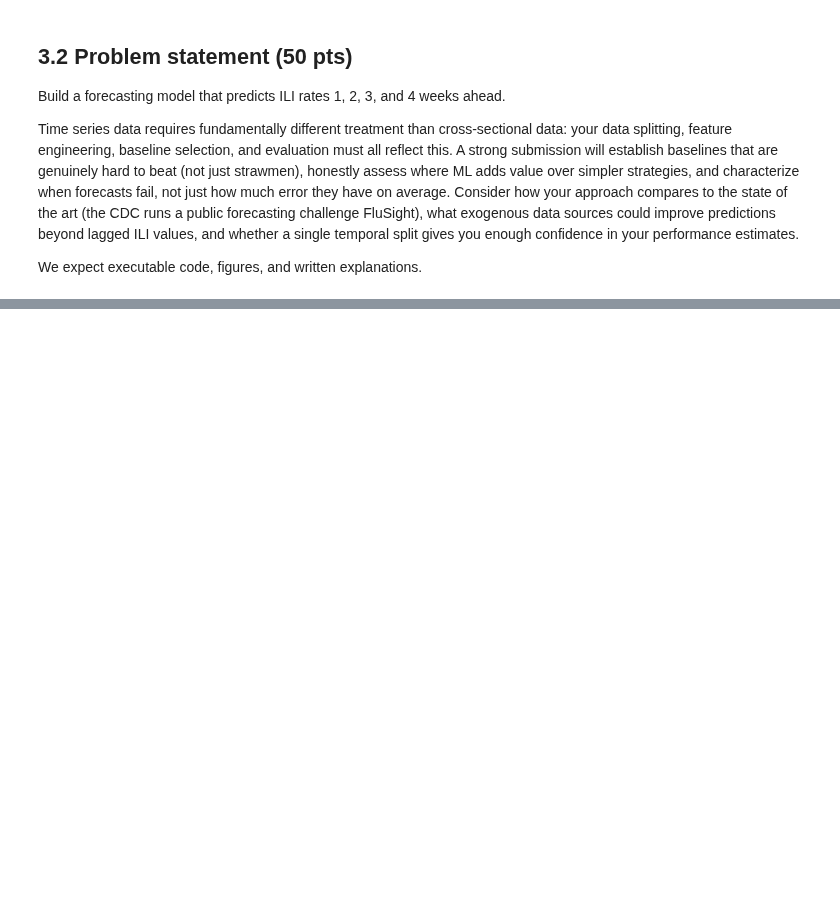
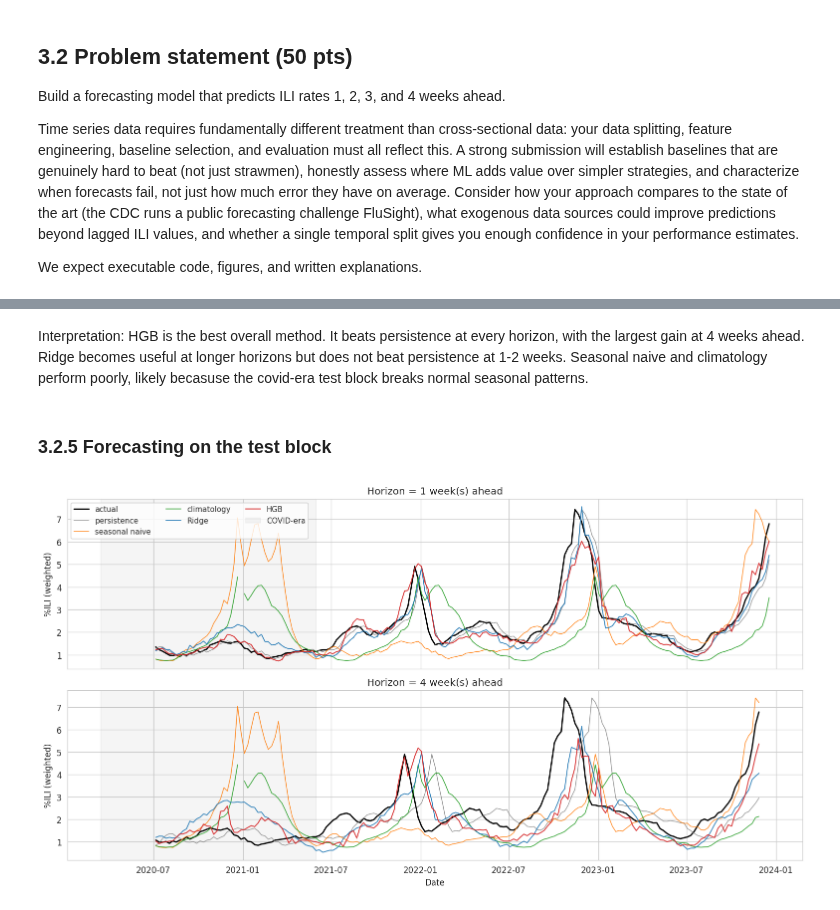
Before and after one commit to poonnakarn/ml-healthcare-hw3, a Jupyter notebook: BINF4002_HW3_v2.ipynb, the cells around one changed output, grey strips where cells are left out. Cells and saved outputs as stored; diff of their text form; code cells hidden in the pictures; blank space fills up the shorter version.

```diff
--- a/BINF4002_HW3_v2.ipynb
+++ b/BINF4002_HW3_v2.ipynb
@@ -1281,0 +1625,39 @@ We expect executable code, figures, and written explanations.
+# %% [markdown]
+Interpretation: HGB is the best overall method. It beats persistence at every horizon, with the largest gain at 4 weeks ahead. Ridge becomes useful at longer horizons but does not beat persistence at 1-2 weeks. Seasonal naive and climatology perform poorly, likely becasuse the covid-era test block breaks normal seasonal patterns.
+# %% [markdown]
+### 3.2.5 Forecasting on the test block
+# %%
+# ============================================================
+# 3.2 Forecast trajectories on the test block
+# ============================================================
+# Overlay every method's h=1 and h=4 forecasts on the actual series
+# across the 3-year test block. Two rows so we can see how error
+# grows with horizon.
+# ------------------------------------------------------------------------
+
+fig, axes = plt.subplots(2, 1, figsize=(13, 7), sharex=True)
+for ax, h in zip(axes, [1, 4]):
+    dates = ml_out[h]['dates']
+    y_te  = ml_out[h]['y_true']
+    persistence = y_all.reindex(dates - pd.Timedelta(weeks=h)).values
+    snaive      = y_all.reindex(dates - pd.Timedelta(weeks=52)).values
+    clim        = climatology_pred(y_all[train_mask], dates)
+
+    ax.plot(dates, y_te,              color='black',      lw=1.6, label='actual')
+    ax.plot(dates, persistence,       color='tab:gray',   lw=0.9, alpha=0.8, label='persistence')
+    ax.plot(dates, snaive,            color='tab:orange', lw=0.9, alpha=0.9, label='seasonal naive')
+    ax.plot(dates, clim,              color='tab:green',  lw=1.0, alpha=0.9, label='climatology')
+    ax.plot(dates, ml_out[h]['ridge'],color='tab:blue',   lw=1.1, alpha=0.9, label='Ridge')
+    ax.plot(dates, ml_out[h]['hgb'],  color='tab:red',    lw=1.2, alpha=0.9, label='HGB')
+    ax.set_title(f'Horizon = {h} week(s) ahead')
+    ax.set_ylabel('%ILI (weighted)')
+    ax.axvspan(pd.Timestamp('2020-03-15'), pd.Timestamp('2021-06-01'),
+               color='grey', alpha=0.08, label='COVID-era' if h == 1 else None)
+    if h == 1:
+        ax.legend(loc='upper left', ncol=3, fontsize=9)
+
+axes[-1].set_xlabel('Date')
+plt.tight_layout()
+plt.show()
+# %% [output]
+[figure, added]
```
Also changed, not shown: parts of 24 cells of this notebook.
